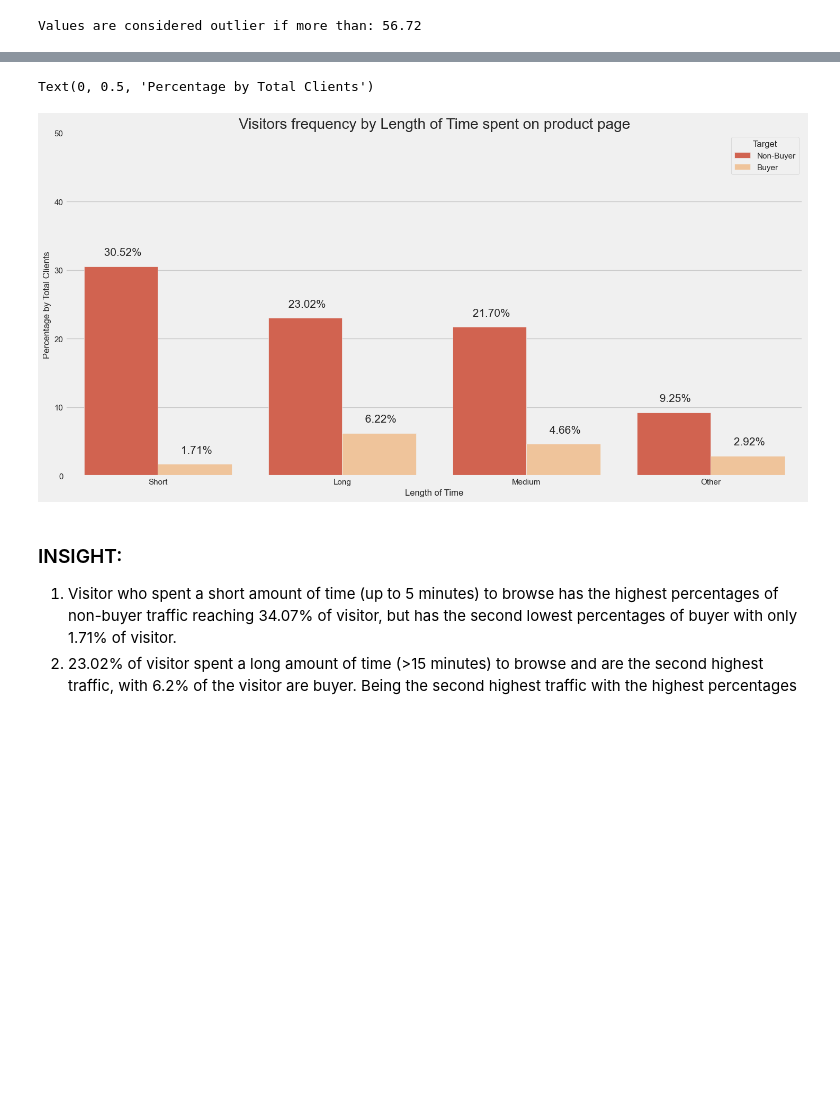
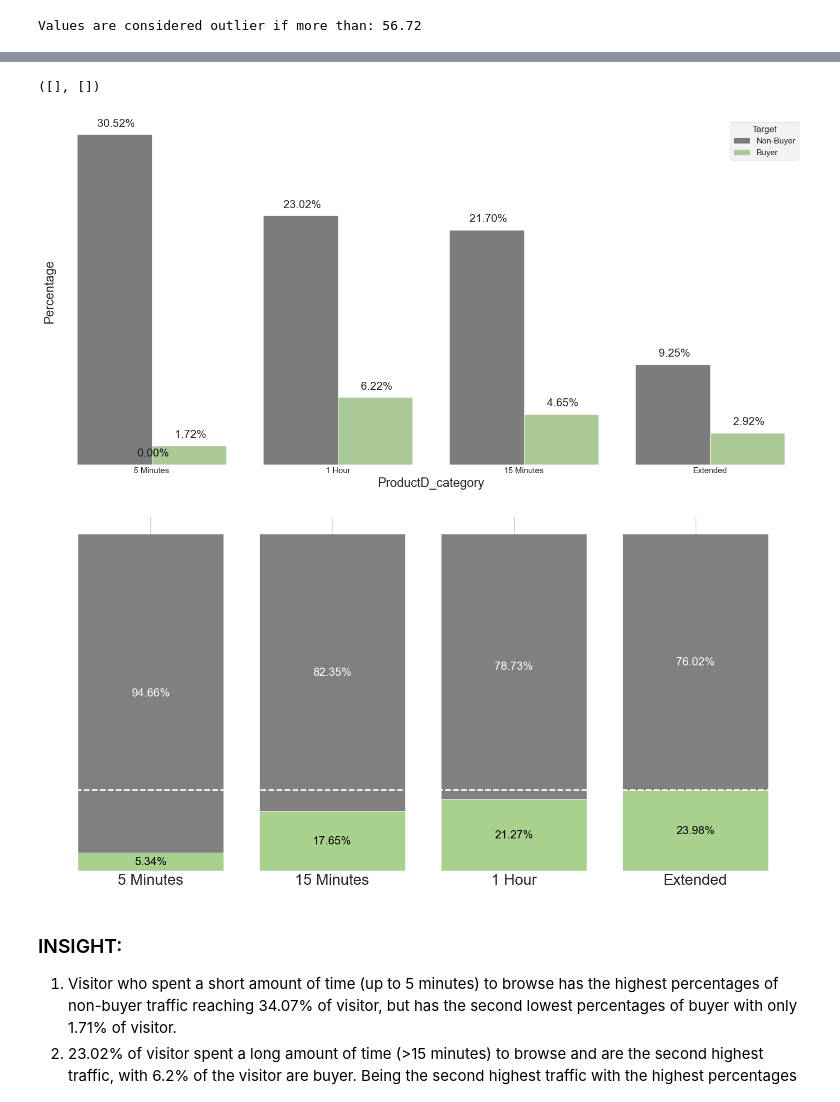
Before and after one commit to UrsaG7/E-commerce-Online-Shopping-Behavior, a Jupyter notebook: Final_project_rakamin_n.ipynb, the cells around one changed output, grey strips where cells are left out. Cells and saved outputs as stored; diff of their text form; code cells hidden in the pictures; blank space fills up the shorter version.

```diff
--- a/Final_project_rakamin_n.ipynb
+++ b/Final_project_rakamin_n.ipynb
@@ -338,0 +606,19 @@ df_productD_grp
+# %%
+df_session_grp_rev = df_ecom2.groupby('ProductD_category').agg(cust_cnt=('Revenue', lambda x: (x == True).sum())).sort_values('cust_cnt', ascending=False)
+df_session_grp_rev.reset_index(inplace=True)
+
+df_session_grp_revnot = df_ecom2.groupby('ProductD_category').agg(vist_cnt=('Revenue', lambda x: (x != True).sum())).sort_values('vist_cnt', ascending=False)
+df_session_grp_revnot.reset_index(inplace=True)
+# %%
+merged_session = pd.merge(df_session_grp_rev, df_session_grp_revnot, on='ProductD_category', how='outer').sort_values(by=['cust_cnt'], ascending=False)
+
+merged_session['percentage_revenue'] = round(merged_session['cust_cnt']/(merged_session['cust_cnt']+merged_session['vist_cnt'])*100,2)
+merged_session['percentage_notrevenue'] = round(merged_session['vist_cnt']/(merged_session['cust_cnt']+merged_session['vist_cnt'])*100,2)
+# %%
+session_order = ['5 Minutes', '15 Minutes','1 Hour', 'Extended']
+
+# Convert the 'Month' column to a categorical type with the specified order
+merged_session['ProductD_category'] = pd.Categorical(merged_session['ProductD_category'], categories=session_order, ordered=True)
+
+# Now sort the DataFrame by the 'Month' column
+merged_session = merged_session.sort_values('ProductD_category')
@@ -339,17 +633,60 @@ df_productD_grp
 # %%
+fig, ax = plt.subplots()
+fig.patch.set_facecolor('white')
+ax.set_facecolor('white')
+
 # Create barplot for Target
-ax_productD_diff = sns.barplot(x='ProductD_category', y='Percentage',hue='Target', data=df_productD_grp, palette='OrRd_r', )
+ax_session_diff = sns.barplot(x='ProductD_category', y='Percentage',hue='Target', data=df_productD_grp, palette=temp_palette, )
 
-pt.get_text(ax_productD_diff,2,2,15)
+pt.get_text(ax_session_diff,2,1,15)
+
+for spine in ax_session_diff.spines.values():
+    spine.set_visible(False)
 
 # Formatting plot
-plt.ylim(0, 50)
-plt.title('Visitors frequency by Length of Time spent on product page')
-plt.xlabel('Length of Time',fontsize=12)
-plt.ylabel('Percentage by Total Clients',fontsize=12)
+#plt.ylim(0, 100)
+#plt.title('Visitors frequency by visitor types')
+#plt.xlabel('Visitor Types',fontsize=12)
+#plt.xticks(fontsize=20)
+#plt.ylabel('Percentage by Total Clients',fontsize=12)
+plt.yticks([])
+
+fig, ax = plt.subplots()
+
+fig.patch.set_facecolor('white')
+ax.set_facecolor('white')
+
+ax_session_rev = ax.bar(merged_session['ProductD_category'], merged_session['percentage_revenue'], color='#A9D18E')
+ax_session_notrev = ax.bar(merged_session['ProductD_category'], merged_session['percentage_notrevenue'], bottom=merged_session['percentage_revenue'], color='grey')
+
+for bar in ax_session_rev:
+    height = bar.get_height()
+    ax.text(
+        bar.get_x() + bar.get_width()/2, height/2,
+        f'{round(height,2)}%', ha='center', va='center', color='black', fontsize=15
+    )
+
+for bar in ax_session_notrev:
+    height = bar.get_height()
+    ax.text(
+        bar.get_x() + bar.get_width()/2, bar.get_y() + height/2,
+        f'{round(height,2)}%', ha='center', va='center', color='white', fontsize=15
+    )
+
+for spine in ax.spines.values():
+    spine.set_visible(False)
+
+max_value = merged_session['percentage_revenue'].max()
+
+# Draw the reference line at the maximum value
+ax.axhline(max_value, color='white', linestyle='--', linewidth=2, label=f'Max Value: {round(max_value, 2)}%')
+
+ax.tick_params(axis='x', labelsize=20)
+plt.yticks([])
 # %% [output]
-Text(0, 0.5, 'Percentage by Total Clients')
+([], [])
-[figure, old version]
+[figure, new version]
+[figure, added]
 # %% [markdown]
 ### INSIGHT:
 1. Visitor who spent a short amount of time (up to 5 minutes) to browse has the highest percentages of non-buyer traffic reaching 34.07% of visitor, but has the second lowest percentages of buyer with only 1.71% of visitor.
```
Also changed, not shown: parts of 139 cells of this notebook.
